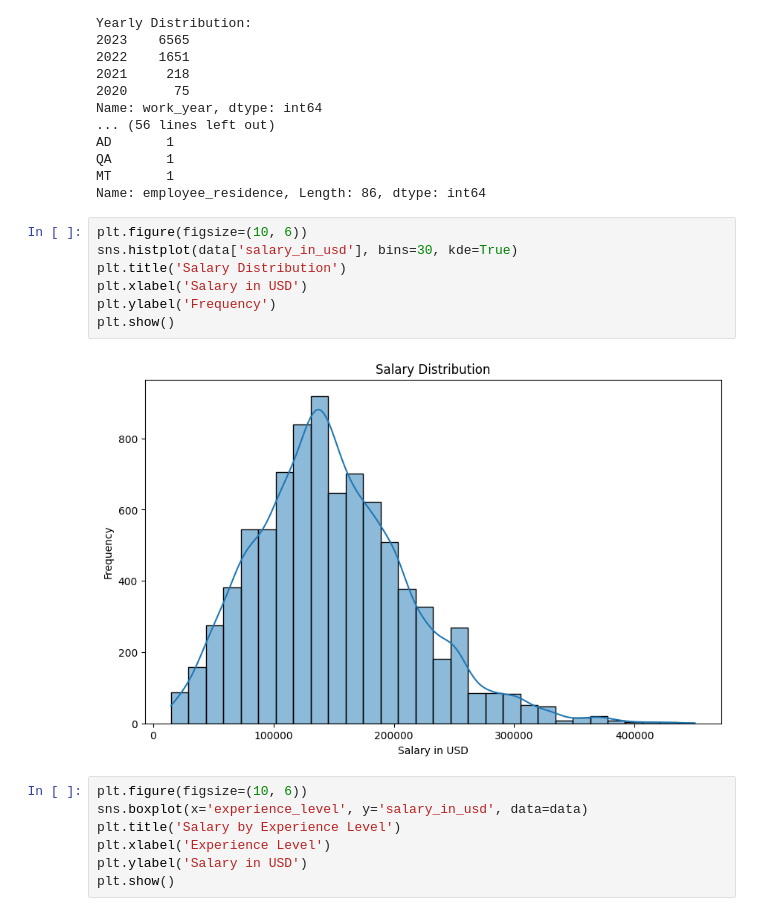
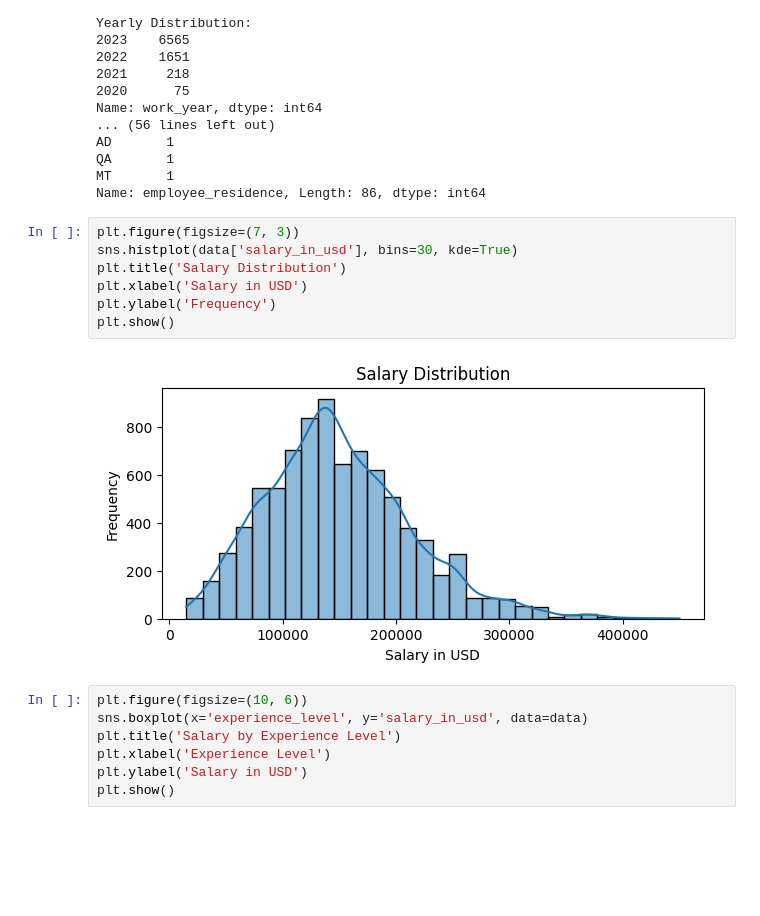
Before and after one commit to bacembendaly99/Salaries-ELT-Project, a Jupyter notebook: notebooks/DataExploration.ipynb, the cells around one changed output. Drawn from its saved outputs; the diff is of its cells as text; blank space fills up the shorter version.

```diff
--- a/notebooks/DataExploration.ipynb
+++ b/notebooks/DataExploration.ipynb
@@ -133,14 +133,14 @@ QA       1
 MT       1
 Name: employee_residence, Length: 86, dtype: int64
 # %%
-plt.figure(figsize=(10, 6))
+plt.figure(figsize=(7, 3))
 sns.histplot(data['salary_in_usd'], bins=30, kde=True)
 plt.title('Salary Distribution')
 plt.xlabel('Salary in USD')
 plt.ylabel('Frequency')
 plt.show()
 # %% [output]
-[figure, old version]
+[figure, new version]
 # %%
 plt.figure(figsize=(10, 6))
 sns.boxplot(x='experience_level', y='salary_in_usd', data=data)
```
Also changed, not shown: 4 other files.
